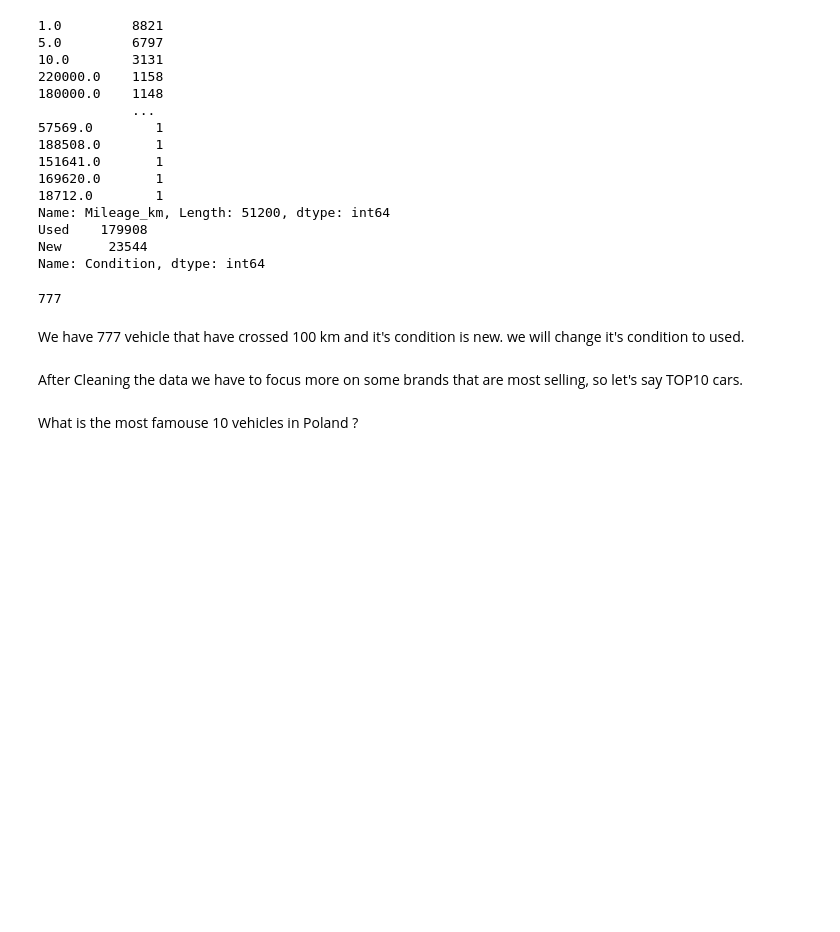
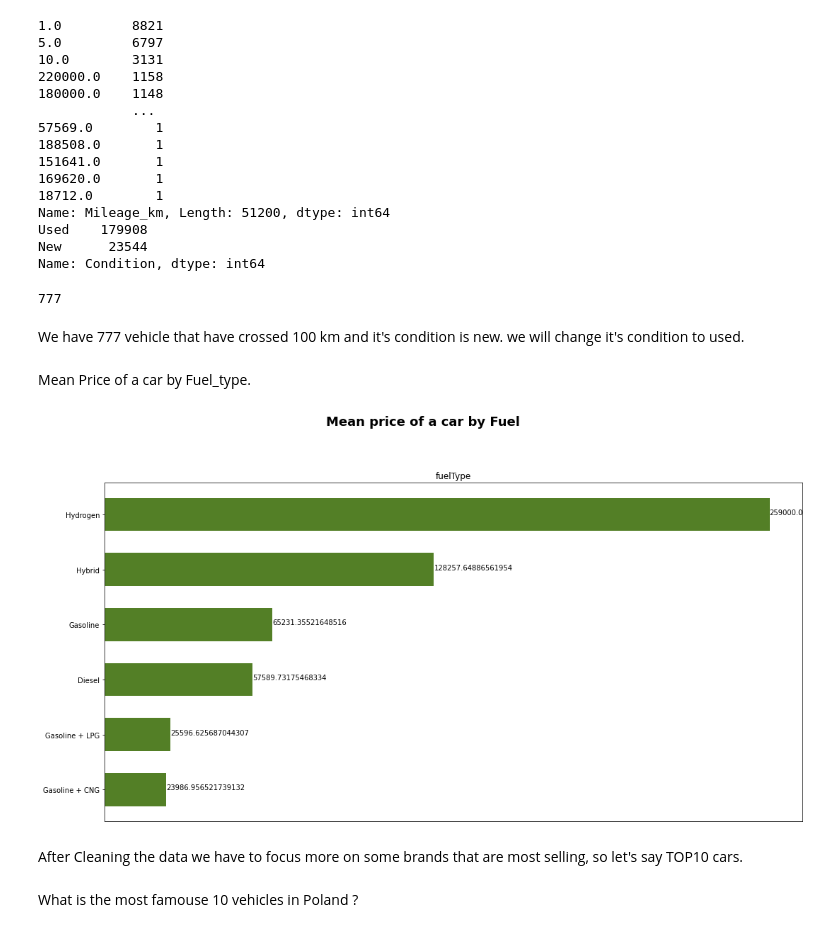
Before and after one commit to ssary/poland-cars-sales-EDA, a Jupyter notebook: Assignment1.ipynb, the cells around one changed output. Cells and saved outputs as stored; diff of their text form; code cells hidden in the pictures; blank space fills up the shorter version.

Commit message:
Price Fuel Histogram

```diff
--- a/Assignment1.ipynb
+++ b/Assignment1.ipynb
@@ -319,6 +331,19 @@ We have 777 vehicle that have crossed 100 km and it's condition is new.
 we will change it's condition to used.
 # %%
 droped_df.loc[filter_mask, 'Condition'] = 'Used'
+# %% [markdown]
+Mean Price of a car by Fuel_type.
+# %%
+groupByFuel = droped_df.groupby('Fuel_type')['Price'].mean().sort_values()
+fig, ax = plt.subplots(1,1, figsize=[15,7], constrained_layout=True)
+plt.suptitle("Mean price of a car by Fuel",y=1.15, size=18, weight='bold')
+ax.barh(groupByFuel.index, groupByFuel, 0.6, color = '#537f26')
+ax.set_title("fuelType")
+ax.set_xticks([])
+for index, value in enumerate(groupByFuel):
+    ax.text(value, index, str(value))
+# %% [output]
+[figure, added]
 # %% [markdown]
 After Cleaning the data we have to focus more on some brands that are most selling, so let's say TOP10 cars.
 # %% [markdown]
```
Also changed, not shown: parts of 4 cells of this notebook.
